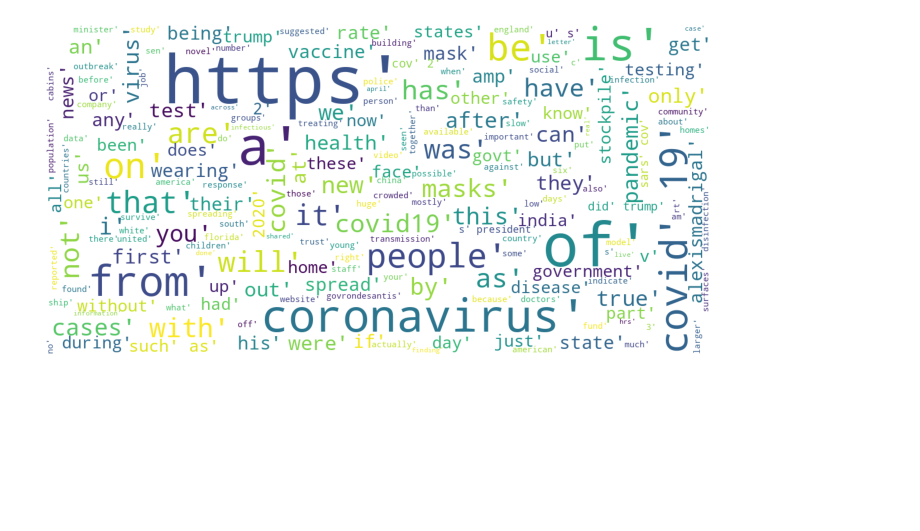
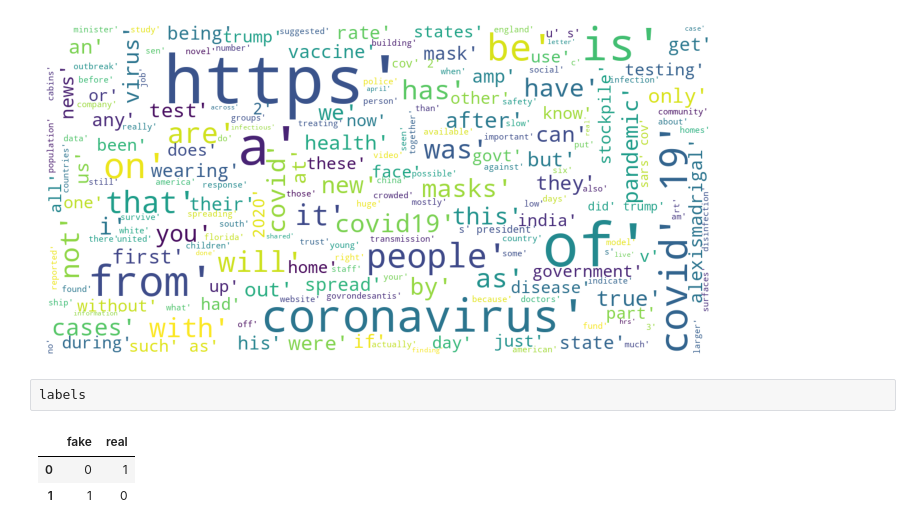
Before and after one commit to OweysMomenzada/Fake-News-and-Disinformation-related-to-COVID-19, a Jupyter notebook: train/train.ipynb, the cells around one changed output. Drawn from its saved outputs; the diff is of its cells as text; blank space fills up the shorter version.

```diff
--- a/train/train.ipynb
+++ b/train/train.ipynb
@@ -354,3 +361,9 @@ words_fn = cleantext(fn_texts)
 show_wordcloud(words_fn)
 # %% [output]
 [figure]
+# %%
+labels
+# %% [output]
+|  | fake | real |
+| 0 | 0 | 1 |
+| 1 | 1 | 0 |
```
Also changed, not shown: parts of 2 cells of this notebook.
